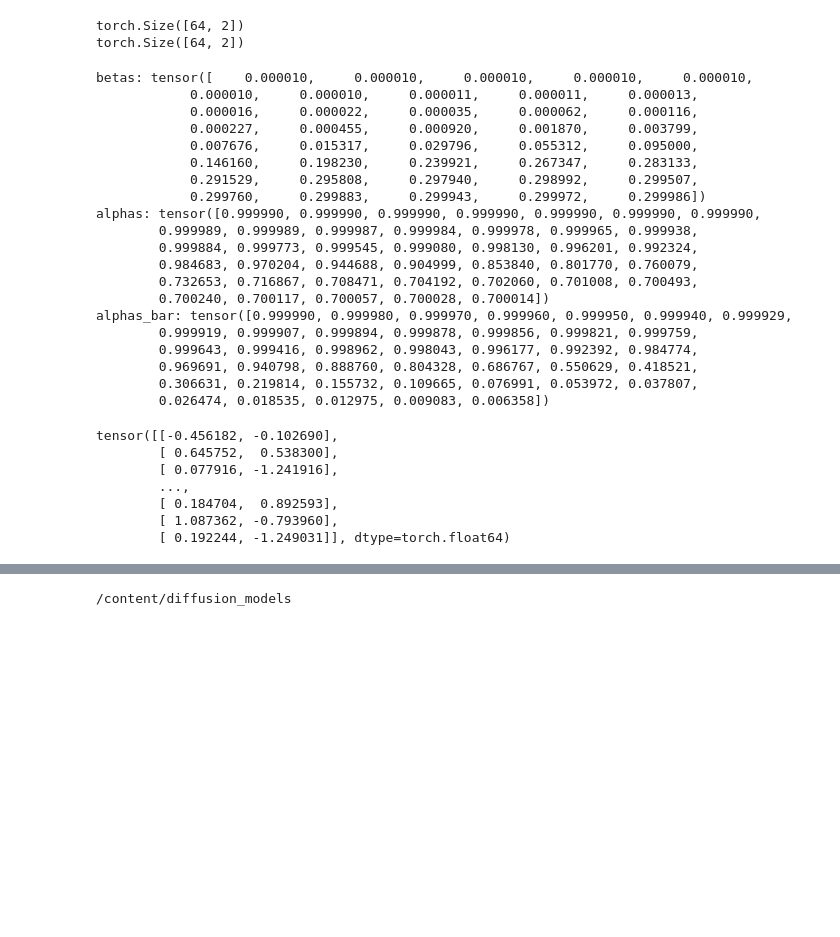
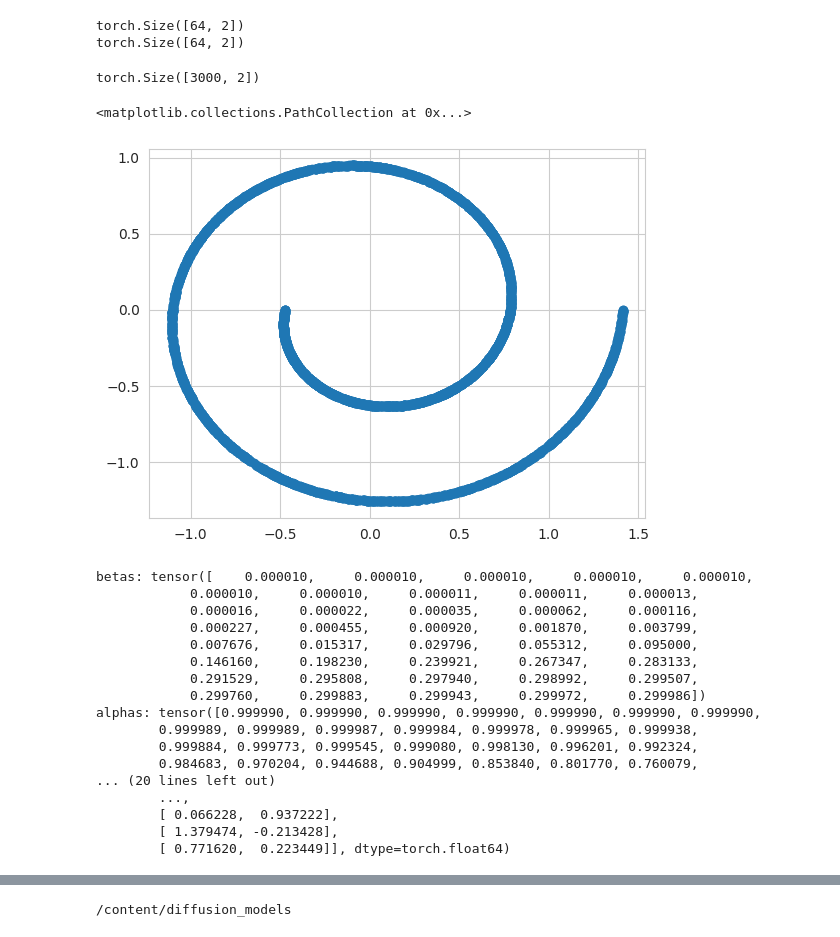
Before and after one commit to arturovallemacias/diffusion_models, a Jupyter notebook: reverse_me.ipynb, the cells around one changed output, grey strips where cells are left out. Saved outputs shown, nothing was run; the diff lists cells and outputs as text; code cells hidden in the pictures; blank space fills up the shorter version.

```diff
--- a/reverse_me.ipynb
+++ b/reverse_me.ipynb
@@ -85,19 +83,31 @@ print(std.shape)
 # %% [output]
 torch.Size([64, 2])
 torch.Size([64, 2])
+# %%
+torch.set_printoptions(precision=6, sci_mode=False)
+x0 =  sample_batch(3000)
+print(x0.shape)
+t = 1
+plt.scatter(x0[:, 0].data.numpy(), x0[:, 1].data.numpy())
+# %% [output]
+torch.Size([3000, 2])
+<matplotlib.collections.PathCollection at 0x...>
+[figure, added]
 # %%
-torch.set_printoptions(precision=6, sci_mode=False)
-x0 =  sample_batch(3000)
 betas = torch.sigmoid(torch.linspace(-18, 10, 40)) * (3e-1 - 1e-5) + 1e-5
 print(f"betas: {betas}")
 alphas = 1 - betas
 print(f"alphas: {alphas}")
 alphas_bar = torch.cumprod(alphas, 0)
-print(f"alphas_bar: {alphas_bar}")
-mu = torch.sqrt(alphas_bar[t]) * x0
+print(f"alphas_bar: {alphas_bar} alphas_bar.shape {alphas_bar.shape}")
+mu =  x0 * torch.sqrt(alphas_bar[t])
+print(f"mu10: {mu[t].shape} mu.shape {mu.shape}")
 std = torch.sqrt(1 - alphas_bar[t])
+print(f"std: {std} std.shape: {std.shape}")
 epsilon = torch.randn_like(x0)
-mu + epsilon * std
+print(f"epsilon: {epsilon} epsilon.shape: {epsilon.shape}")
+final_val = mu + epsilon * std
+print(f"final_val: {final_val}")
 # %% [output]
 betas: tensor([    0.000010,     0.000010,     0.000010,     0.000010,     0.000010,
             0.000010,     0.000010,     0.000011,     0.000011,     0.000013,
@@ -111,18 +121,8 @@ alphas: tensor([0.999990, 0.999990, 0.999990, 0.999990, 0.999990, 0.999990, 0.99
         0.999989, 0.999989, 0.999987, 0.999984, 0.999978, 0.999965, 0.999938,
         0.999884, 0.999773, 0.999545, 0.999080, 0.998130, 0.996201, 0.992324,
         0.984683, 0.970204, 0.944688, 0.904999, 0.853840, 0.801770, 0.760079,
-        0.732653, 0.716867, 0.708471, 0.704192, 0.702060, 0.701008, 0.700493,
-        0.700240, 0.700117, 0.700057, 0.700028, 0.700014])
-alphas_bar: tensor([0.999990, 0.999980, 0.999970, 0.999960, 0.999950, 0.999940, 0.999929,
-        0.999919, 0.999907, 0.999894, 0.999878, 0.999856, 0.999821, 0.999759,
-        0.999643, 0.999416, 0.998962, 0.998043, 0.996177, 0.992392, 0.984774,
-        0.969691, 0.940798, 0.888760, 0.804328, 0.686767, 0.550629, 0.418521,
-        0.306631, 0.219814, 0.155732, 0.109665, 0.076991, 0.053972, 0.037807,
-        0.026474, 0.018535, 0.012975, 0.009083, 0.006358])
+... (20 lines left out)
+        ...,
+        [ 0.066228,  0.937222],
+        [ 1.379474, -0.213428],
+        [ 0.771620,  0.223449]], dtype=torch.float64)
-tensor([[-0.456182, -0.102690],
-        [ 0.645752,  0.538300],
-        [ 0.077916, -1.241916],
-        ...,
-        [ 0.184704,  0.892593],
-        [ 1.087362, -0.793960],
-        [ 0.192244, -1.249031]], dtype=torch.float64)
```
Also changed, not shown: parts of 5 cells of this notebook.
